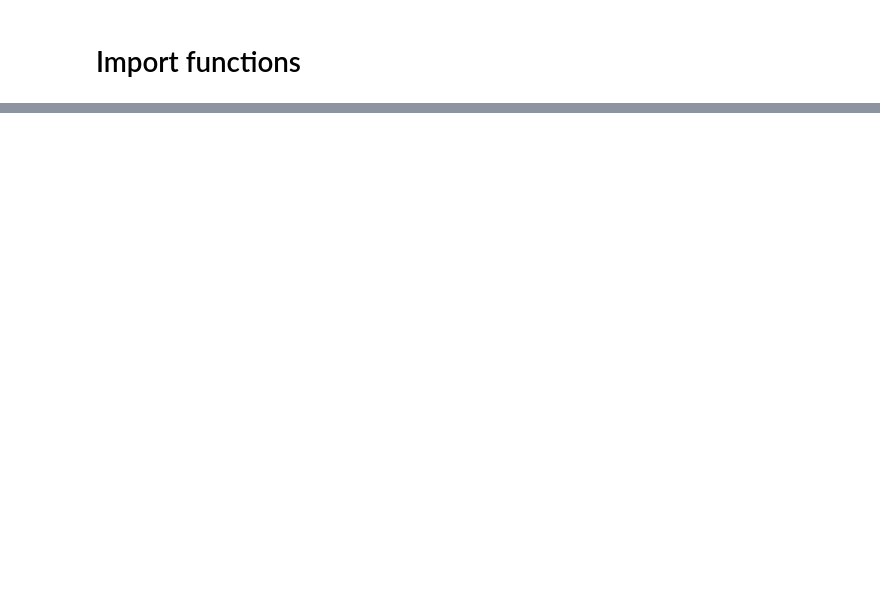
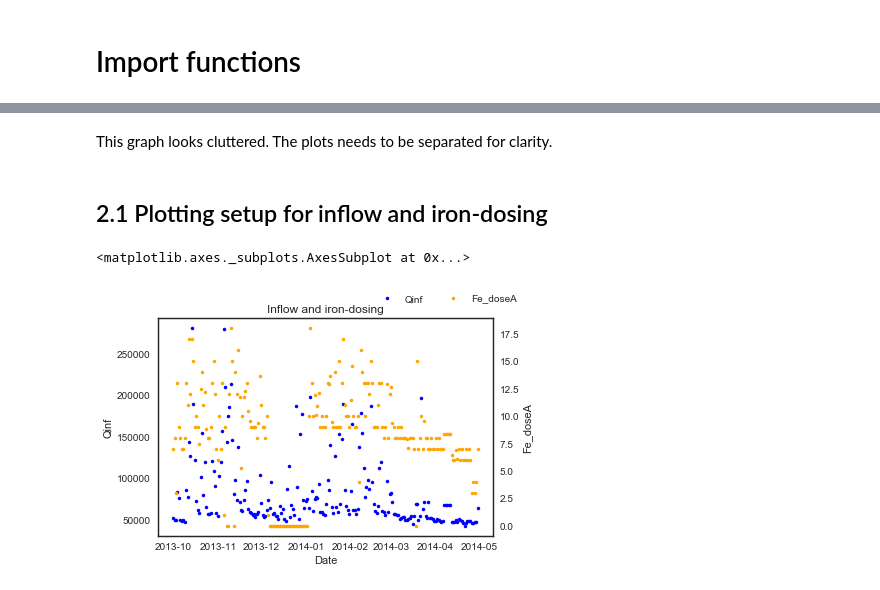
Before and after one commit to JoneBakkevig/intern_ugent, a Jupyter notebook: excelparse.ipynb, the cells around one changed output, grey strips where cells are left out. Drawn from its saved outputs; the diff is of its cells as text; code cells hidden in the pictures; blank space fills up the shorter version.

```diff
--- a/excelparse.ipynb
+++ b/excelparse.ipynb
@@ -74,0 +98,17 @@ plotDframe(df2, y_list, sec_y, graph_type, title, ylabel)
+# %% [markdown]
+This graph looks cluttered. The plots needs to be separated for clarity.
+# %% [markdown]
+## 2.1 Plotting setup for inflow and iron-dosing
+# %%
+# Plotting parameters
+y_list = ['Qinf']
+sec_y = 'Fe_doseA'
+title = 'Inflow and iron-dosing'
+graph_type = '.'
+ylabel = None
+
+# Plot figure
+plotDframe(df, y_list, sec_y, graph_type, title, ylabel)
+# %% [output]
+<matplotlib.axes._subplots.AxesSubplot at 0x...>
+[figure, added]
```
Also changed, not shown: parts of 54 cells of this notebook, 2 other files.
